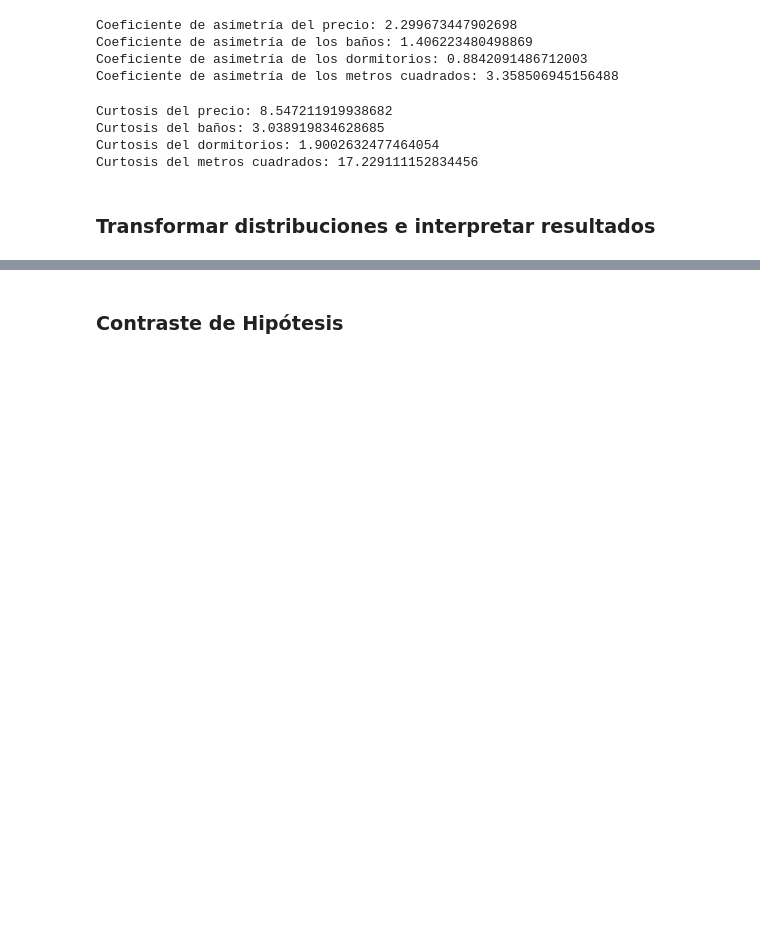
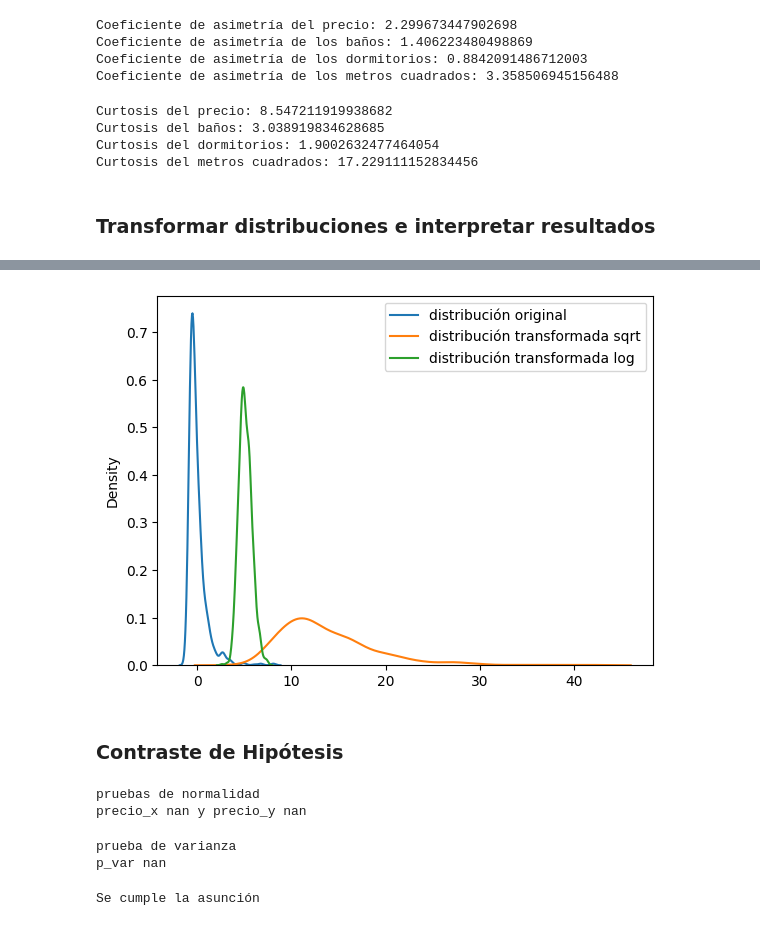
Before and after one commit to CarmenBarrancoGarcia/Carmen_cienciadatos, a Jupyter notebook: Módulo2_numpy/M2_Carmen_Barranco_García.ipynb, the cells around one changed output, grey strips where cells are left out. Cells and saved outputs as stored; diff of their text form; code cells hidden in the pictures; blank space fills up the shorter version.

```diff
--- a/Módulo2_numpy/M2_Carmen_Barranco_García.ipynb
+++ b/Módulo2_numpy/M2_Carmen_Barranco_García.ipynb
@@ -707,2 +726,9 @@ metros_cuadrados_log = np.log(metros_cuadrados)
+# %%
+sns.kdeplot(metros_cuadrados_standar, label="distribución original")
+sns.kdeplot(metros_cuadrados_sqrt, label="distribución transformada sqrt")
+sns.kdeplot(metros_cuadrados_log, label="distribución transformada log")
+plt.legend();
+# %% [output]
+[figure, added]
 # %% [markdown]
 ### Contraste de Hipótesis
@@ -708,0 +747,25 @@ metros_cuadrados_log = np.log(metros_cuadrados)
+# %%
+_, precio_x = stats.normaltest(precio_x, dytape= str)
+_, precio_y = stats.normaltest(precio_y, dytape= str)
+
+print("pruebas de normalidad")
+print(f"precio_x {precio_x} y precio_y {precio_y}")
+# %% [output]
+pruebas de normalidad
+precio_x nan y precio_y nan
+# %%
+_, p_var = stats.levene(precio_x, precio_y, dtype= str)
+
+print("prueba de varianza")
+print(f"p_var {p_var}")
+# %% [output]
+prueba de varianza
+p_var nan
+# %%
+suposiciones = barrio_x > barrio_y
+if suposiciones:
+    print("Se cumple la asunción")
+else:
+    print("No se cumple la asunción")
+# %% [output]
+Se cumple la asunción
```
Also changed, not shown: parts of 12 cells of this notebook, 9 other files.
